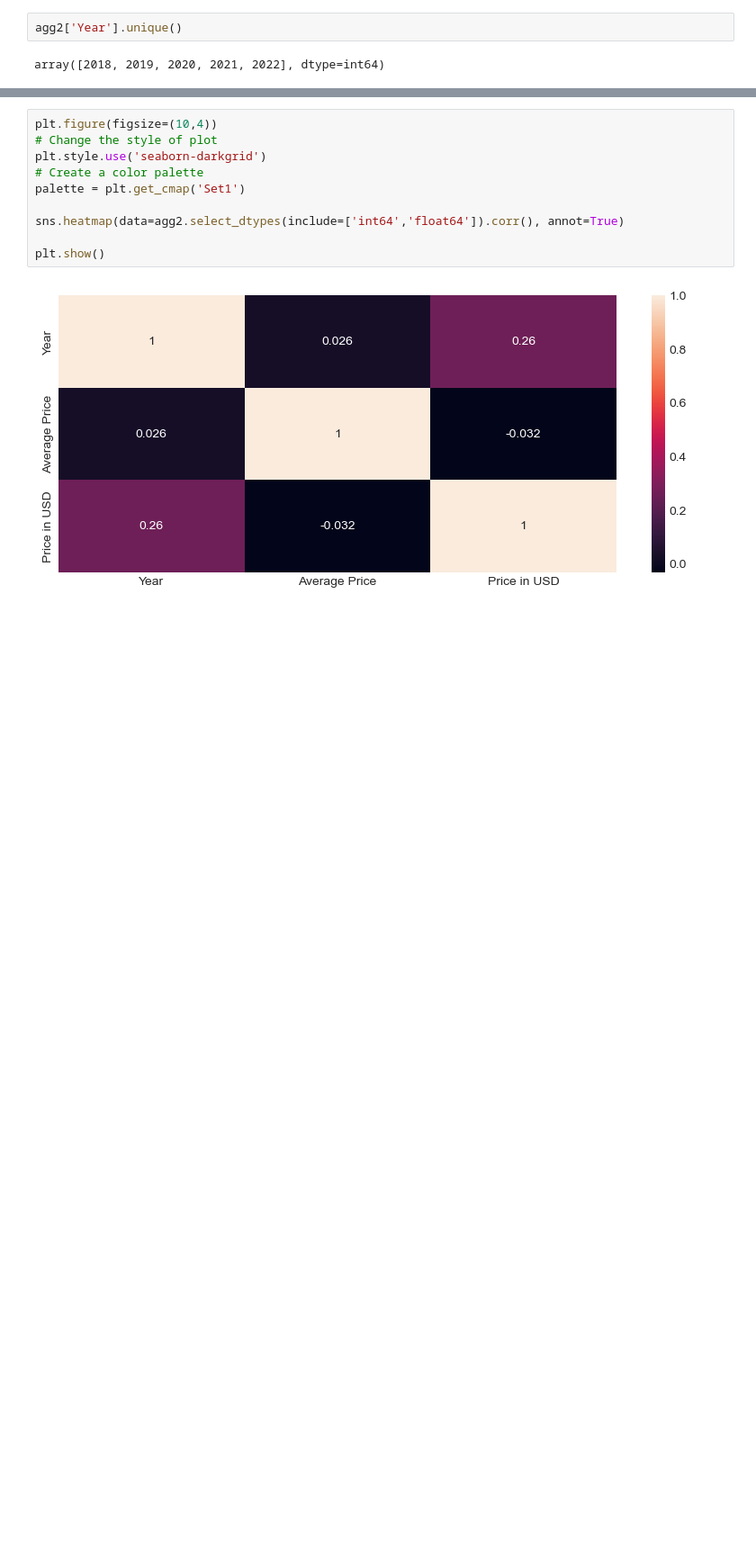
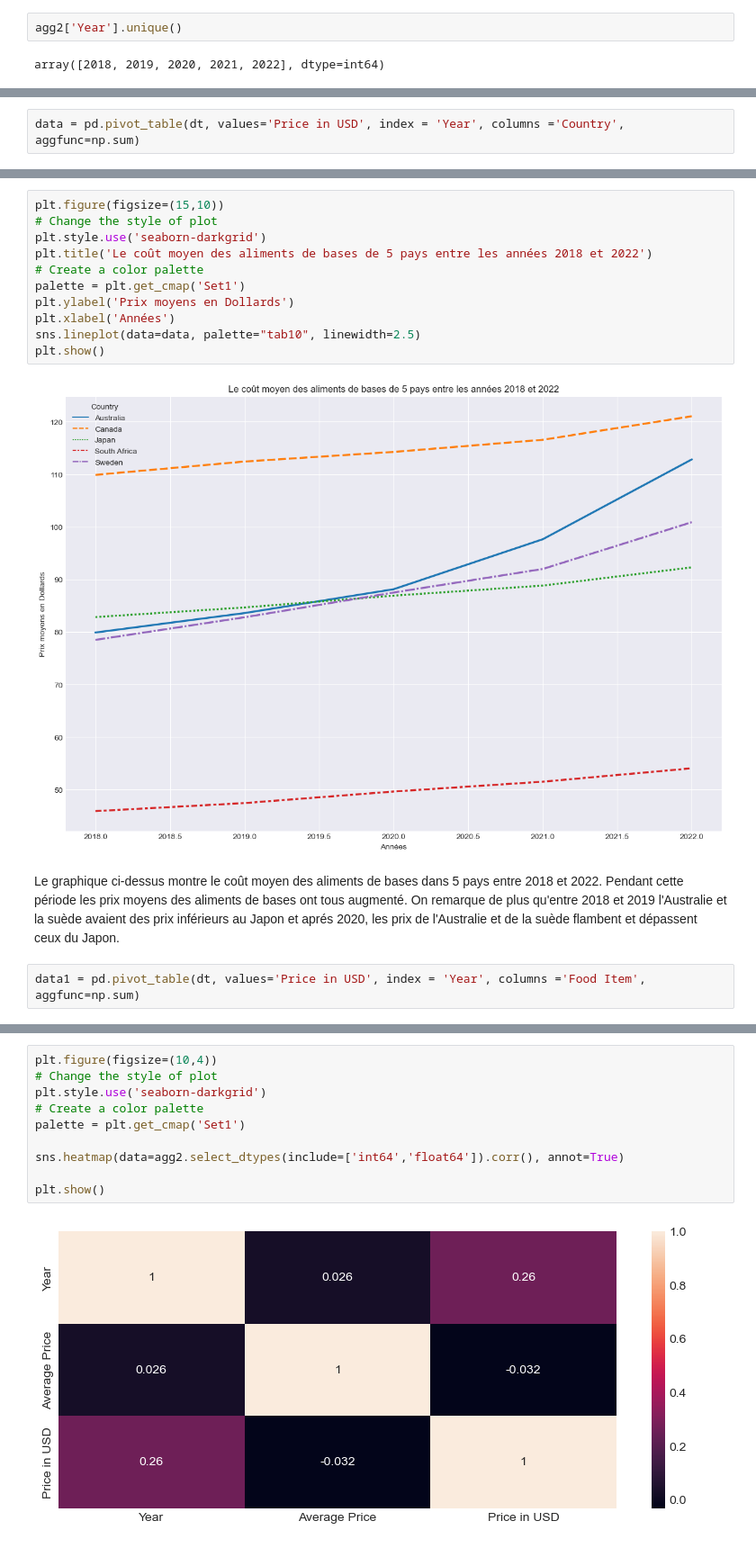
Before and after one commit to Hajoura91coding/Vital_Food_costs_5countries_2018_2022, a Jupyter notebook: Food_prices.ipynb, the cells around one changed output, grey strips where cells are left out. Shown at 90% size. Drawn from its saved outputs; the diff is of its cells as text; blank space fills up the shorter version.

Commit message:
Titre et légende des graphiques

```diff
--- a/Food_prices.ipynb
+++ b/Food_prices.ipynb
@@ -350,0 +331,2 @@ plt.show()
+# %%
+data = pd.pivot_table(dt, values='Price in USD', index = 'Year', columns ='Country', aggfunc=np.sum)
@@ -350,0 +343,18 @@ plt.show()
+# %%
+plt.figure(figsize=(15,10))
+# Change the style of plot
+plt.style.use('seaborn-darkgrid')
+plt.title('Le coût moyen des aliments de bases de 5 pays entre les années 2018 et 2022')
+# Create a color palette
+palette = plt.get_cmap('Set1')
+plt.ylabel('Prix moyens en Dollards')
+plt.xlabel('Années')
+sns.lineplot(data=data, palette="tab10", linewidth=2.5)
+plt.show()
+# %% [output]
+[figure, added]
+# %% [markdown]
+Le graphique ci-dessus montre le coût moyen des aliments de bases dans 5 pays entre 2018 et 2022.
+Pendant cette période les prix moyens des aliments de bases ont tous augmenté. On remarque de plus qu'entre 2018 et 2019 l'Australie et la suède avaient des prix inférieurs au Japon et aprés 2020, les prix de l'Australie et de la suède flambent et dépassent ceux du Japon.
+# %%
+data1 = pd.pivot_table(dt, values='Price in USD', index = 'Year', columns ='Food Item', aggfunc=np.sum)
```
Also changed, not shown: parts of 15 cells of this notebook.
